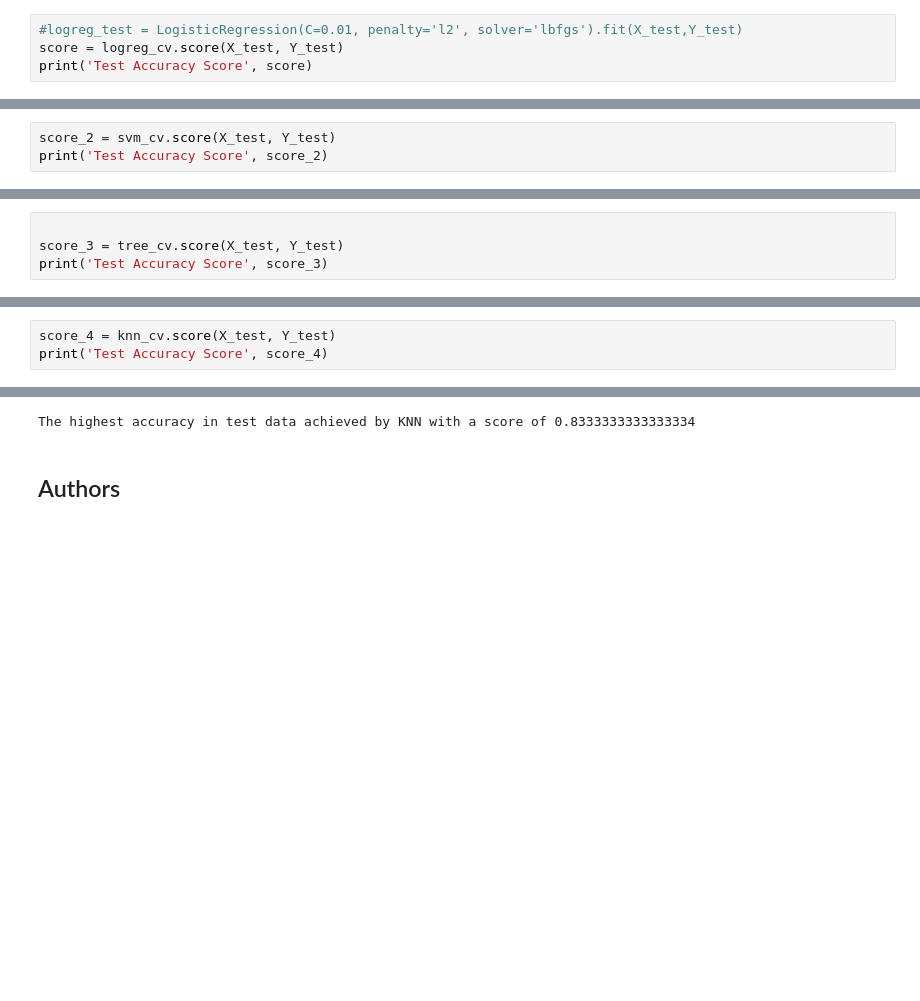
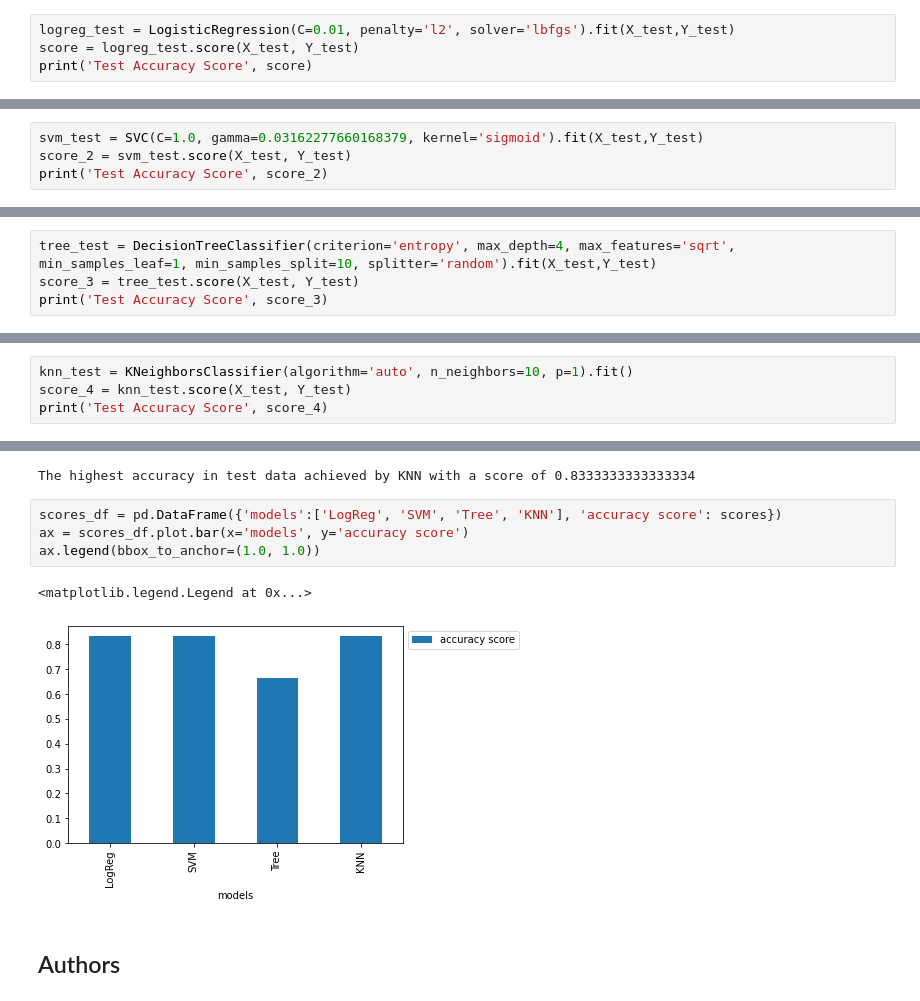
Before and after one commit to jordimaggi/Coursera_IBM_DataScience_Capstone_2022, a Jupyter notebook: IBM_Applied_Data_Science_Capstone_WEEK4_1.ipynb, the cells around one changed output, grey strips where cells are left out. Saved outputs shown, nothing was run; the diff lists cells and outputs as text; blank space fills up the shorter version.

```diff
--- a/IBM_Applied_Data_Science_Capstone_WEEK4_1.ipynb
+++ b/IBM_Applied_Data_Science_Capstone_WEEK4_1.ipynb
@@ -210,7 +211,7 @@ accuracy : 0.8464285714285713
 # %% [markdown]
 Calculate the accuracy on the test data using the method <code>score</code>:
 # %%
-#logreg_test = LogisticRegression(C=0.01, penalty='l2', solver='lbfgs').fit(X_test,Y_test)
-score = logreg_cv.score(X_test, Y_test)
+logreg_test = LogisticRegression(C=0.01, penalty='l2', solver='lbfgs').fit(X_test,Y_test)
+score = logreg_test.score(X_test, Y_test)
 print('Test Accuracy Score', score)
 # %% [output]
@@ -258,6 +258,7 @@ accuracy : 0.8482142857142856
 # %% [markdown]
 Calculate the accuracy on the test data using the method <code>score</code>:
 # %%
-score_2 = svm_cv.score(X_test, Y_test)
+svm_test = SVC(C=1.0, gamma=0.03162277660168379, kernel='sigmoid').fit(X_test,Y_test)
+score_2 = svm_test.score(X_test, Y_test)
 print('Test Accuracy Score', score_2)
 # %% [output]
@@ -306,7 +307,7 @@ accuracy : 0.8875
 # %% [markdown]
 Calculate the accuracy of tree_cv on the test data using the method <code>score</code>:
 # %%
-
-score_3 = tree_cv.score(X_test, Y_test)
+tree_test = DecisionTreeClassifier(criterion='entropy', max_depth=4, max_features='sqrt', min_samples_leaf=1, min_samples_split=10, splitter='random').fit(X_test,Y_test)
+score_3 = tree_test.score(X_test, Y_test)
 print('Test Accuracy Score', score_3)
 # %% [output]
@@ -352,6 +353,7 @@ accuracy : 0.8482142857142858
 # %% [markdown]
 Calculate the accuracy of tree_cv on the test data using the method <code>score</code>:
 # %%
-score_4 = knn_cv.score(X_test, Y_test)
+knn_test = KNeighborsClassifier(algorithm='auto', n_neighbors=10, p=1).fit()
+score_4 = knn_test.score(X_test, Y_test)
 print('Test Accuracy Score', score_4)
 # %% [output]
@@ -373,6 +375,13 @@ models = {score: 'LogReg', score_2: 'SVM', score_3: 'Tree', score_4: 'KNN'}
 print('The highest accuracy in test data achieved by {} with a score of {}'.format(models[max(scores)], max(scores)))
 # %% [output]
 The highest accuracy in test data achieved by KNN with a score of 0.8333333333333334
+# %%
+scores_df = pd.DataFrame({'models':['LogReg', 'SVM', 'Tree', 'KNN'], 'accuracy score': scores})
+ax = scores_df.plot.bar(x='models', y='accuracy score')
+ax.legend(bbox_to_anchor=(1.0, 1.0))
+# %% [output]
+<matplotlib.legend.Legend at 0x...>
+[figure, added]
 # %% [markdown]
 ## Authors
 # %% [markdown]
```
Also changed, not shown: parts of 9 cells of this notebook.
